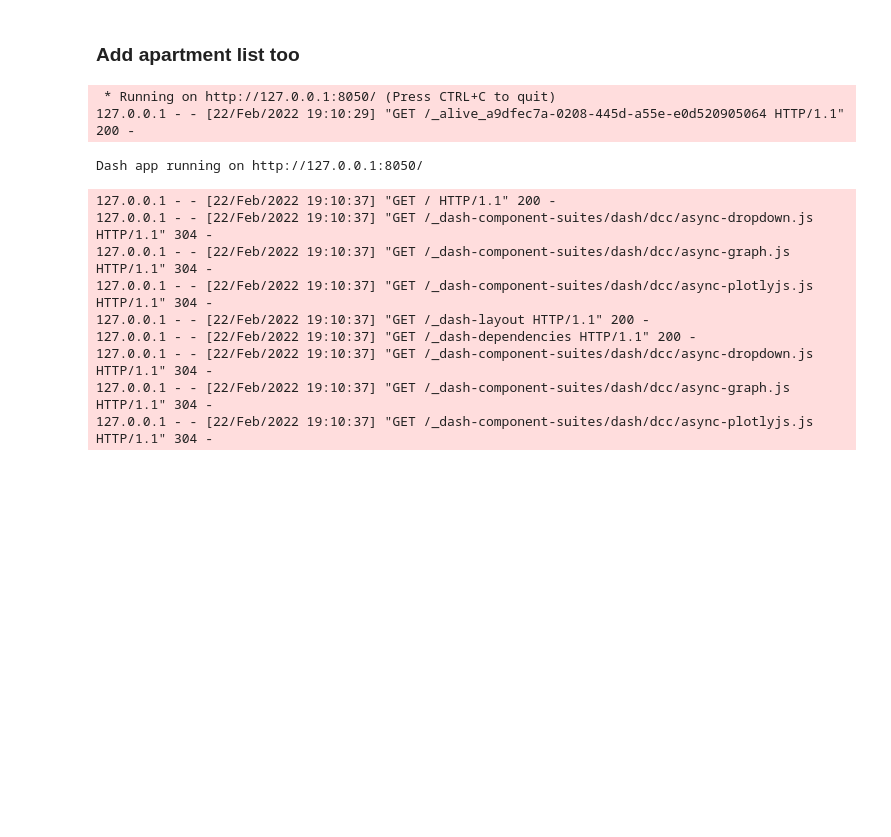
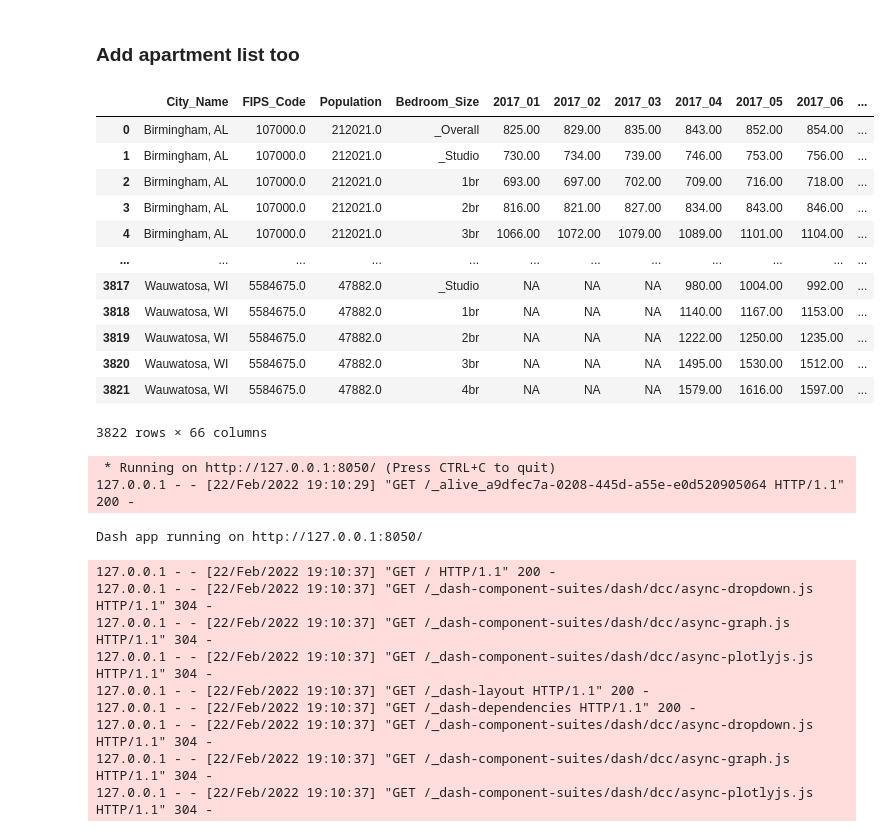
Before and after one commit to RealDataLLC/RealEstate, a Jupyter notebook: AppfolioDashboard.ipynb, the cells around one changed output. Cells and saved outputs as stored; diff of their text form; code cells hidden in the pictures; blank space fills up the shorter version.

```diff
--- a/AppfolioDashboard.ipynb
+++ b/AppfolioDashboard.ipynb
@@ -214,2 +456,21 @@ selected_cities ['United States', 'Jacksonville FL']
 # %% [markdown]
 ### Add apartment list too
+# %%
+apt_list_df = pd.read_csv("https://assets.ctfassets.net/jeox55pd4d8n/2QcueWduZDvVORgKJtXveW/407262141f9b1669748e6e147f112c13/Apartment_List_Rent_Estimates_City_2022_2.csv")
+apt_list_df.dropna(inplace=True)
+# %%
+apt_list_df.drop("FIPS_Code", "Population")
+# %% [output]
+|  | City_Name | FIPS_Code | Population | Bedroom_Size | 2017_01 | 2017_02 | 2017_03 | 2017_04 | 2017_05 | 2017_06 | ... |
+| 0 | Birmingham, AL | 107000.0 | 212021.0 | _Overall | 825.00 | 829.00 | 835.00 | 843.00 | 852.00 | 854.00 | ... |
+| 1 | Birmingham, AL | 107000.0 | 212021.0 | _Studio | 730.00 | 734.00 | 739.00 | 746.00 | 753.00 | 756.00 | ... |
+| 2 | Birmingham, AL | 107000.0 | 212021.0 | 1br | 693.00 | 697.00 | 702.00 | 709.00 | 716.00 | 718.00 | ... |
+| 3 | Birmingham, AL | 107000.0 | 212021.0 | 2br | 816.00 | 821.00 | 827.00 | 834.00 | 843.00 | 846.00 | ... |
+| 4 | Birmingham, AL | 107000.0 | 212021.0 | 3br | 1066.00 | 1072.00 | 1079.00 | 1089.00 | 1101.00 | 1104.00 | ... |
+| ... | ... | ... | ... | ... | ... | ... | ... | ... | ... | ... | ... |
+| 3817 | Wauwatosa, WI | 5584675.0 | 47882.0 | _Studio | NA | NA | NA | 980.00 | 1004.00 | 992.00 | ... |
+| 3818 | Wauwatosa, WI | 5584675.0 | 47882.0 | 1br | NA | NA | NA | 1140.00 | 1167.00 | 1153.00 | ... |
+| 3819 | Wauwatosa, WI | 5584675.0 | 47882.0 | 2br | NA | NA | NA | 1222.00 | 1250.00 | 1235.00 | ... |
+| 3820 | Wauwatosa, WI | 5584675.0 | 47882.0 | 3br | NA | NA | NA | 1495.00 | 1530.00 | 1512.00 | ... |
+| 3821 | Wauwatosa, WI | 5584675.0 | 47882.0 | 4br | NA | NA | NA | 1579.00 | 1616.00 | 1597.00 | ... |
+3822 rows × 66 columns
```
Also changed, not shown: parts of 21 cells of this notebook, 1 other file.
